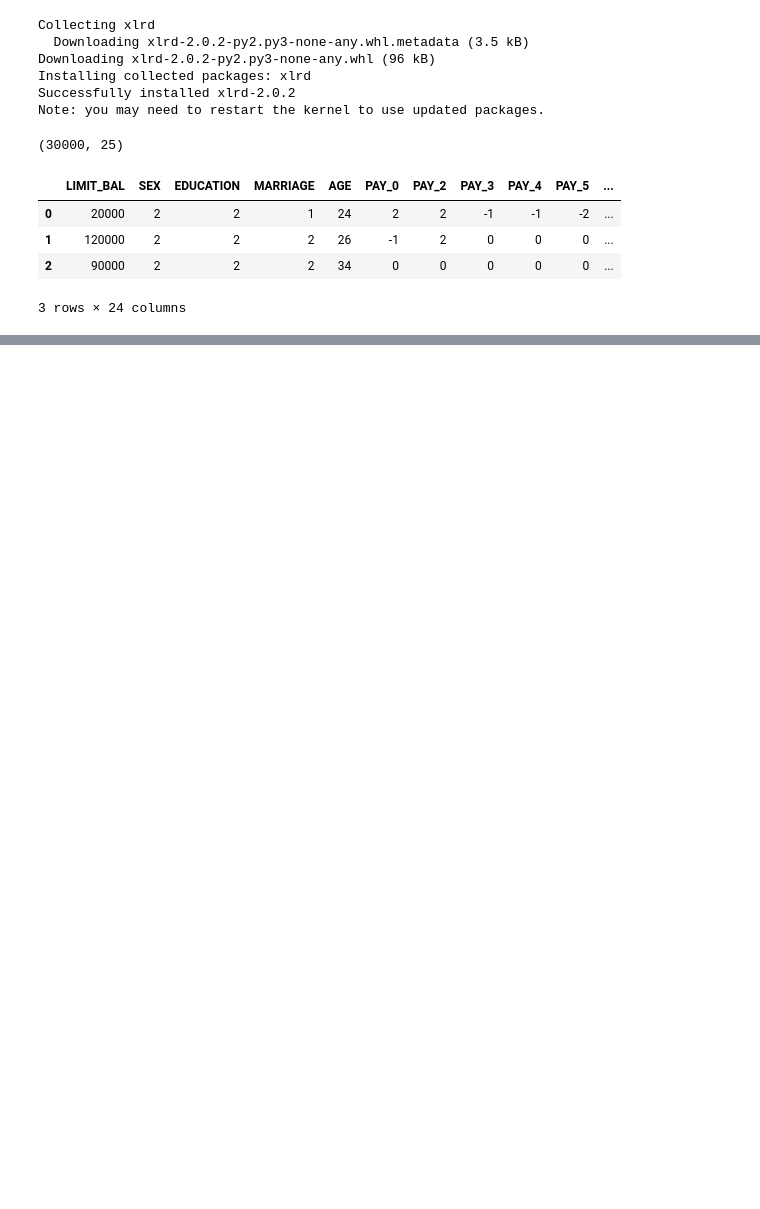
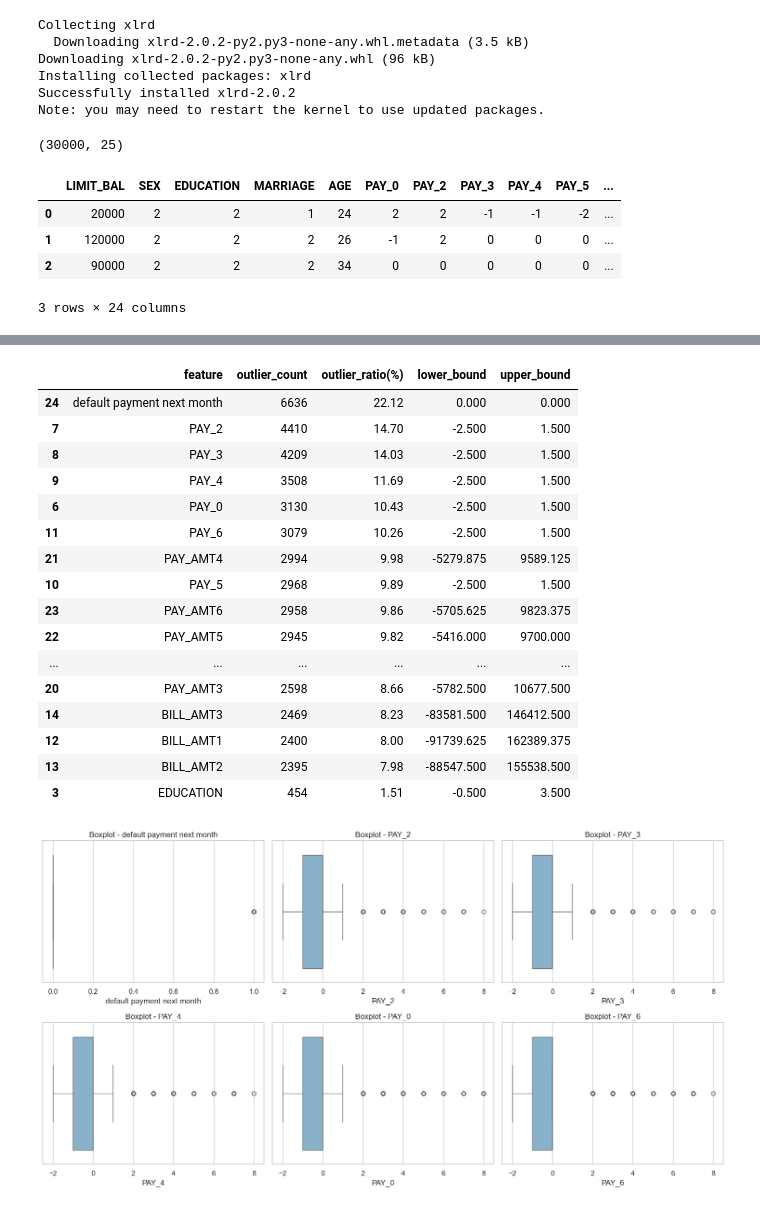
Before and after one commit to sohson/hipython, a Jupyter notebook: ml/11.신용카드_채무불이행_고객예측.ipynb, the cells around one changed output, grey strips where cells are left out. Drawn from its saved outputs; the diff is of its cells as text; code cells hidden in the pictures; blank space fills up the shorter version.

```diff
--- a/ml/11.신용카드_채무불이행_고객예측.ipynb
+++ b/ml/11.신용카드_채무불이행_고객예측.ipynb
@@ -44,0 +142,60 @@ X_features = card_df.drop('default', axis=1)
+# %%
+# 2) 이상치 탐색 (IQR 기준)
+# =========================
+num_cols = df.select_dtypes(include=[np.number]).columns.tolist()
+if target_col in num_cols:
+    num_cols.remove(target_col)
+
+outlier_summary = []
+
+for col in num_cols:
+    q1 = df[col].quantile(0.25)
+    q3 = df[col].quantile(0.75)
+    iqr = q3 - q1
+    lower = q1 - 1.5 * iqr
+    upper = q3 + 1.5 * iqr
+
+    mask = (df[col] < lower) | (df[col] > upper)
+    out_cnt = int(mask.sum())
+    out_ratio = round(out_cnt / len(df) * 100, 2)
+
+    outlier_summary.append([col, out_cnt, out_ratio, lower, upper])
+
+outlier_df = pd.DataFrame(
+    outlier_summary,
+    columns=["feature", "outlier_count", "outlier_ratio(%)", "lower_bound", "upper_bound"]
+).sort_values("outlier_ratio(%)", ascending=False)
+
+display(outlier_df.head(20))
+
+# 이상치 비율 상위 피처 박스플롯
+top_outlier_cols = outlier_df.head(6)["feature"].tolist()
+if top_outlier_cols:
+    fig, axes = plt.subplots(2, 3, figsize=(15, 8))
+    axes = axes.flatten()
+    for i, col in enumerate(top_outlier_cols):
+        sns.boxplot(x=df[col], ax=axes[i], color="#7FB3D5")
+        axes[i].set_title(f"Boxplot - {col}")
+    for j in range(i + 1, len(axes)):
+        fig.delaxes(axes[j])
+    plt.tight_layout()
+    plt.show()
+# %% [output]
+|  | feature | outlier_count | outlier_ratio(%) | lower_bound | upper_bound |
+| 24 | default payment next month | 6636 | 22.12 | 0.000 | 0.000 |
+| 7 | PAY_2 | 4410 | 14.70 | -2.500 | 1.500 |
+| 8 | PAY_3 | 4209 | 14.03 | -2.500 | 1.500 |
+| 9 | PAY_4 | 3508 | 11.69 | -2.500 | 1.500 |
+| 6 | PAY_0 | 3130 | 10.43 | -2.500 | 1.500 |
+| 11 | PAY_6 | 3079 | 10.26 | -2.500 | 1.500 |
+| 21 | PAY_AMT4 | 2994 | 9.98 | -5279.875 | 9589.125 |
+| 10 | PAY_5 | 2968 | 9.89 | -2.500 | 1.500 |
+| 23 | PAY_AMT6 | 2958 | 9.86 | -5705.625 | 9823.375 |
+| 22 | PAY_AMT5 | 2945 | 9.82 | -5416.000 | 9700.000 |
+| ... | ... | ... | ... | ... | ... |
+| 20 | PAY_AMT3 | 2598 | 8.66 | -5782.500 | 10677.500 |
+| 14 | BILL_AMT3 | 2469 | 8.23 | -83581.500 | 146412.500 |
+| 12 | BILL_AMT1 | 2400 | 8.00 | -91739.625 | 162389.375 |
+| 13 | BILL_AMT2 | 2395 | 7.98 | -88547.500 | 155538.500 |
+| 3 | EDUCATION | 454 | 1.51 | -0.500 | 3.500 |
+[figure, added]
```
Also changed, not shown: parts of 10 cells of this notebook.
